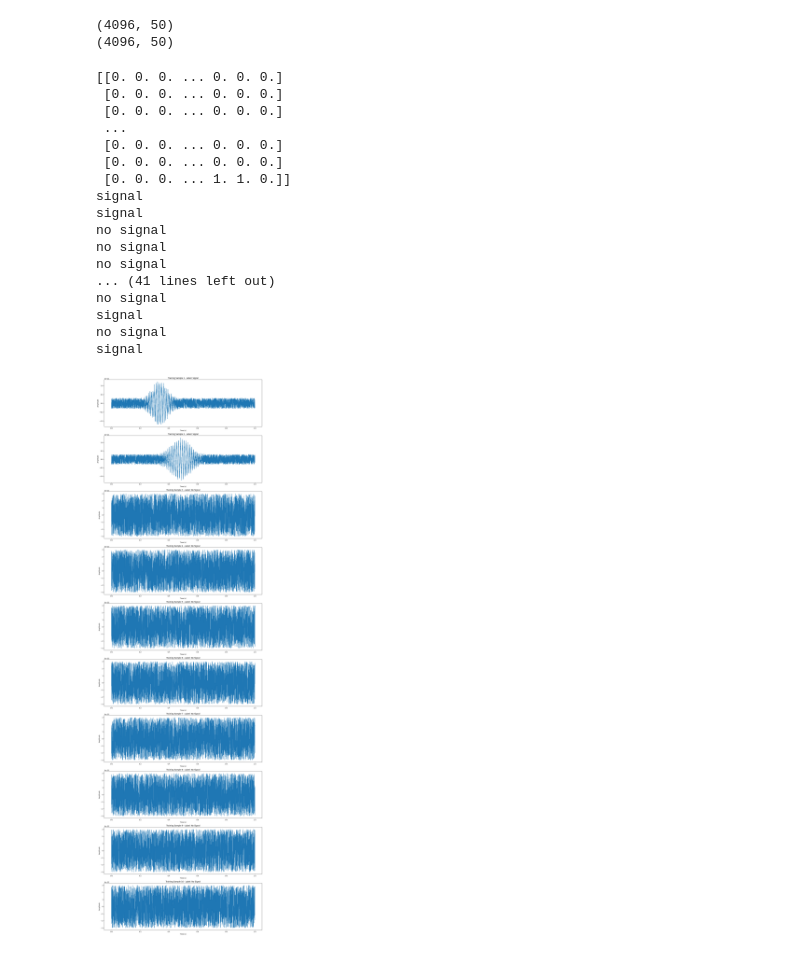
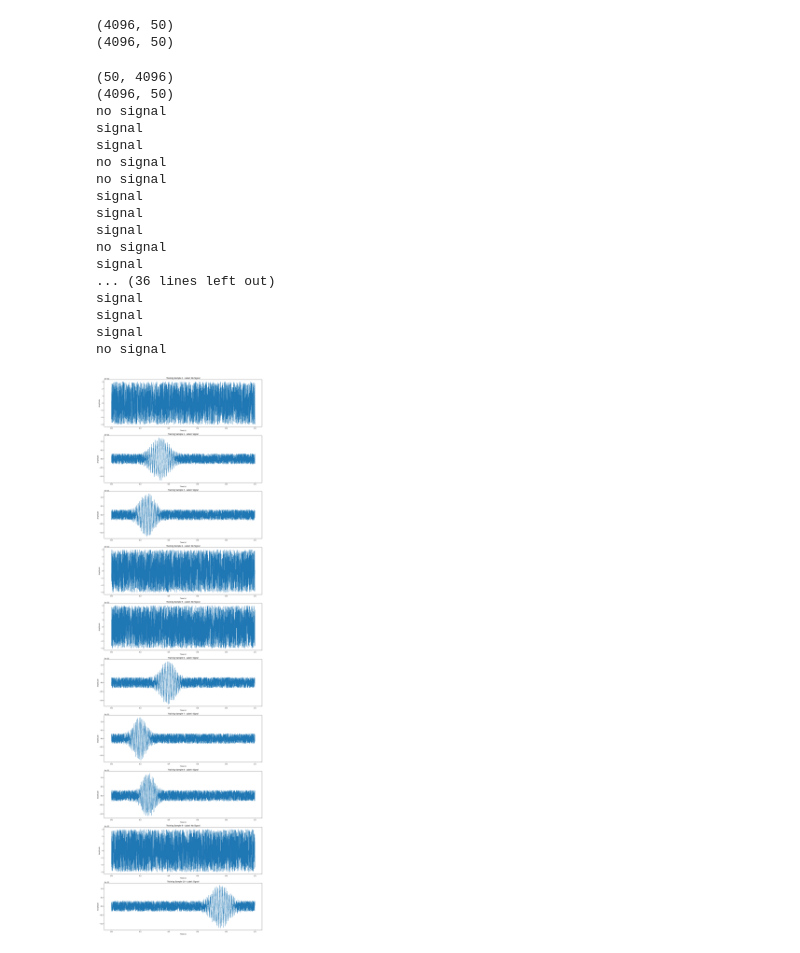
Before and after one commit to sagi-avraham/MSd-Project, a Jupyter notebook: data/STRAIN/gw_data_generator_and_model.ipynb, the cells around one changed output. Cells and saved outputs as stored; diff of their text form; code cells hidden in the pictures.

```diff
--- a/data/STRAIN/gw_data_generator_and_model.ipynb
+++ b/data/STRAIN/gw_data_generator_and_model.ipynb
@@ -153,47 +153,48 @@ labels_train_df.to_csv('test_labels.csv', index=False)
 (4096, 50)
 # %%
 
-print(y_test)
+print(y_test.shape)
+print(labels_test_df.shape)
 for i in range(0,50):
-    if np.any(y_test[i]==1):
+    if np.any(labels_test_df[i]==1):
         print('signal')
     else:
         print('no signal')
 # %% [output]
-[[0. 0. 0. ... 0. 0. 0.]
- [0. 0. 0. ... 0. 0. 0.]
- [0. 0. 0. ... 0. 0. 0.]
- ...
- [0. 0. 0. ... 0. 0. 0.]
- [0. 0. 0. ... 0. 0. 0.]
- [0. 0. 0. ... 1. 1. 0.]]
+(50, 4096)
+(4096, 50)
+no signal
 signal
 signal
 no signal
 no signal
-no signal
-... (41 lines left out)
-no signal
+signal
+signal
 signal
 no signal
 signal
+... (36 lines left out)
+signal
+signal
+signal
+no signal
 # %%
 # Parameters for plotting
 num_samples_to_plot = 10
 num_points = 4096  # Number of time points in each sample
 time_indices = np.linspace(0, 1, num_points)  # Time indices corresponding to the data
 
 plt.figure(figsize=(15, 50))
 for i in range(num_samples_to_plot):
     plt.subplot(num_samples_to_plot, 1, i + 1)
     sample = X_test[i]* A_base  # Scale back to the original amplitude
     plt.plot(time_indices, sample)  # Plot the sampled points
-    actual_label = "Signal" if np.any(y_test[i] == 1) else "No Signal"
+    actual_label = "Signal" if np.any(labels_test_df[i] == 1) else "No Signal"
     plt.title(f'Training Sample {i+1} - Label: {actual_label}')
     plt.xlabel('Time (s)')
     plt.ylabel('Amplitude')
 
 plt.tight_layout()
 plt.show()
 # %% [output]
-[figure, old version]
+[figure, new version]
```
Also changed, not shown: parts of 1 cell of this notebook, 2 other files.
